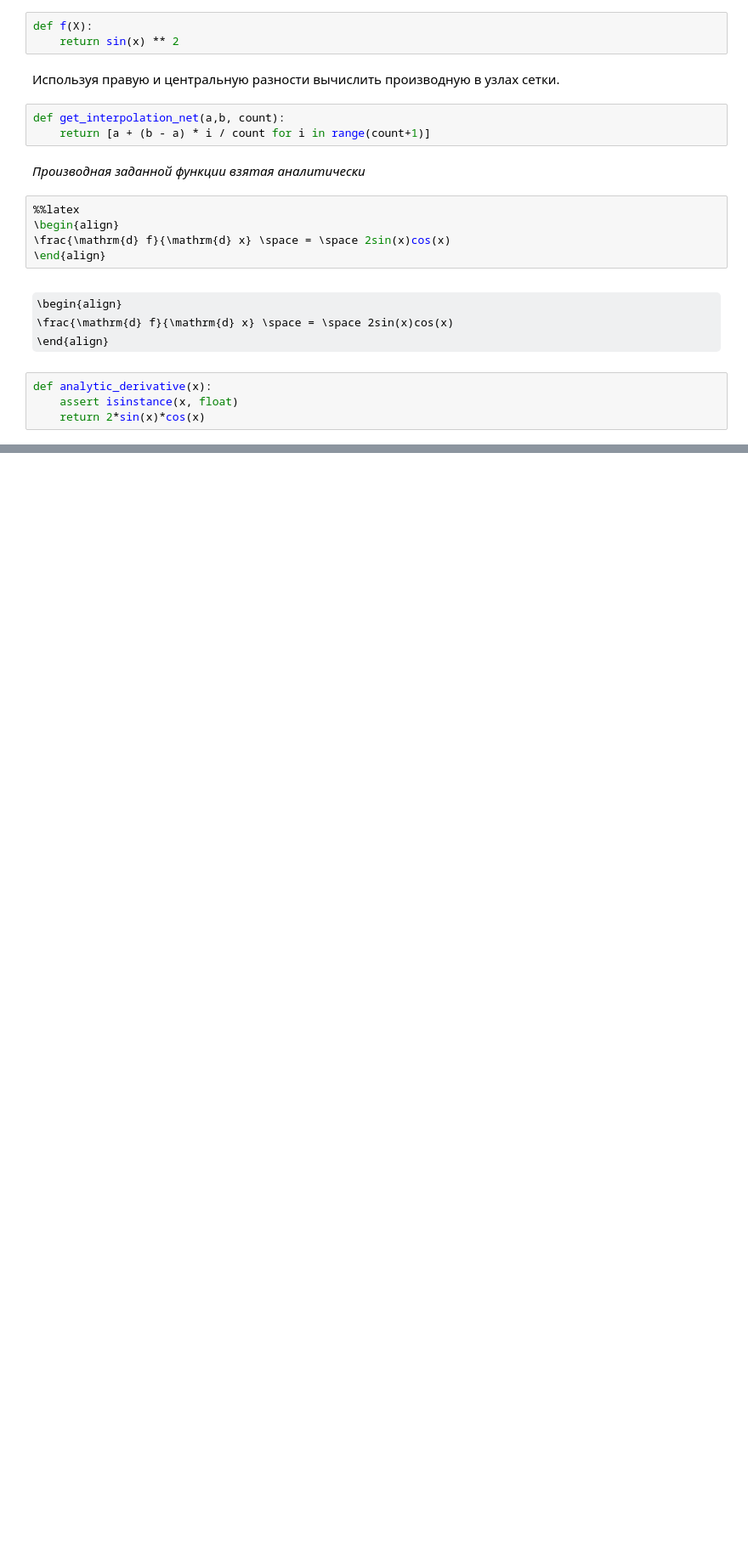
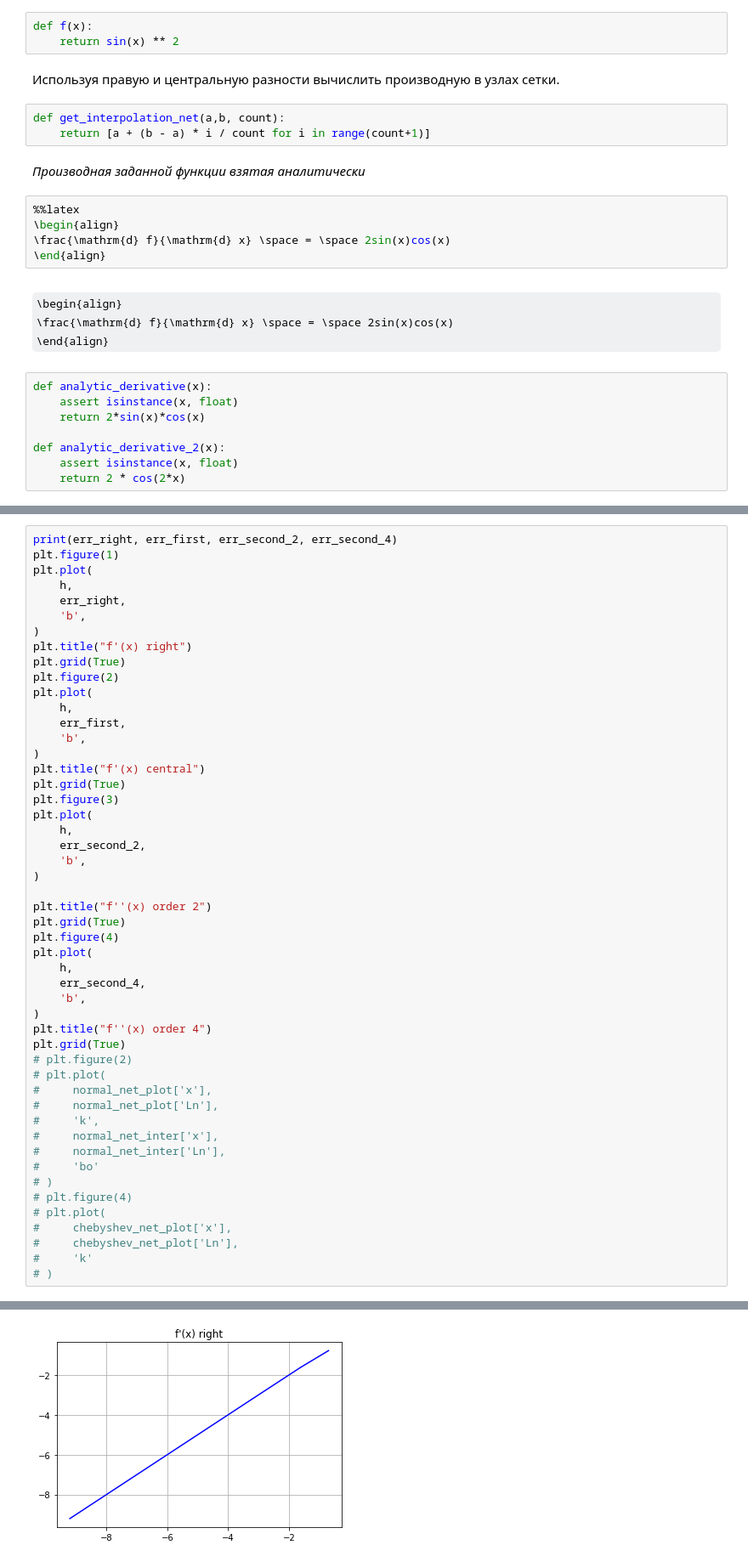
Before and after one commit to neverSleepingOwl/calculus, a Jupyter notebook: lab_2.ipynb, the cells around one changed output, grey strips where cells are left out. Shown at 85% size. Cells and saved outputs as stored; diff of their text form; some formulas as TeX source; blank space fills up the shorter version.

```diff
--- a/lab_2.ipynb
+++ b/lab_2.ipynb
@@ -17,7 +17,7 @@ f(x) \space = \space sin^2(x), \space x\in [-1.5,1.5]
 f(x) \space = \space sin^2(x), \space x\in [-1.5,1.5]
 \end{align}
 # %%
-def f(X):
+def f(x):
     return sin(x) ** 2
 # %% [markdown]
 Используя правую и центральную разности вычислить производную в узлах сетки.
@@ -39,3 +39,7 @@ def get_interpolation_net(a,b, count):
 def analytic_derivative(x):
     assert isinstance(x, float)
     return 2*sin(x)*cos(x)
+
+def analytic_derivative_2(x):
+    assert isinstance(x, float)
+    return 2 * cos(2*x)
@@ -41,0 +175,51 @@ def analytic_derivative(x):
+# %%
+print(err_right, err_first, err_second_2, err_second_4)
+plt.figure(1)
+plt.plot(
+    h,
+    err_right,
+    'b',
+)
+plt.title("f'(x) right")
+plt.grid(True)
+plt.figure(2)
+plt.plot(
+    h,
+    err_first,
+    'b',
+)
+plt.title("f'(x) central")
+plt.grid(True)
+plt.figure(3)
+plt.plot(
+    h,
+    err_second_2,
+    'b',
+)
+
+plt.title("f''(x) order 2")
+plt.grid(True)
+plt.figure(4)
+plt.plot(
+    h,
+    err_second_4,
+    'b',
+)
+plt.title("f''(x) order 4")
+plt.grid(True)
+# plt.figure(2)
+# plt.plot(
+#     normal_net_plot['x'],
+#     normal_net_plot['Ln'],
+#     'k',
+#     normal_net_inter['x'],
+#     normal_net_inter['Ln'],
+#     'bo'
+# )
+# plt.figure(4)
+# plt.plot(
+#     chebyshev_net_plot['x'],
+#     chebyshev_net_plot['Ln'],
+#     'k'
+# )
+# %% [output]
@@ -41,0 +227 @@ def analytic_derivative(x):
+[figure, added]
```
Also changed, not shown: parts of 7 cells of this notebook, 2 other files.
